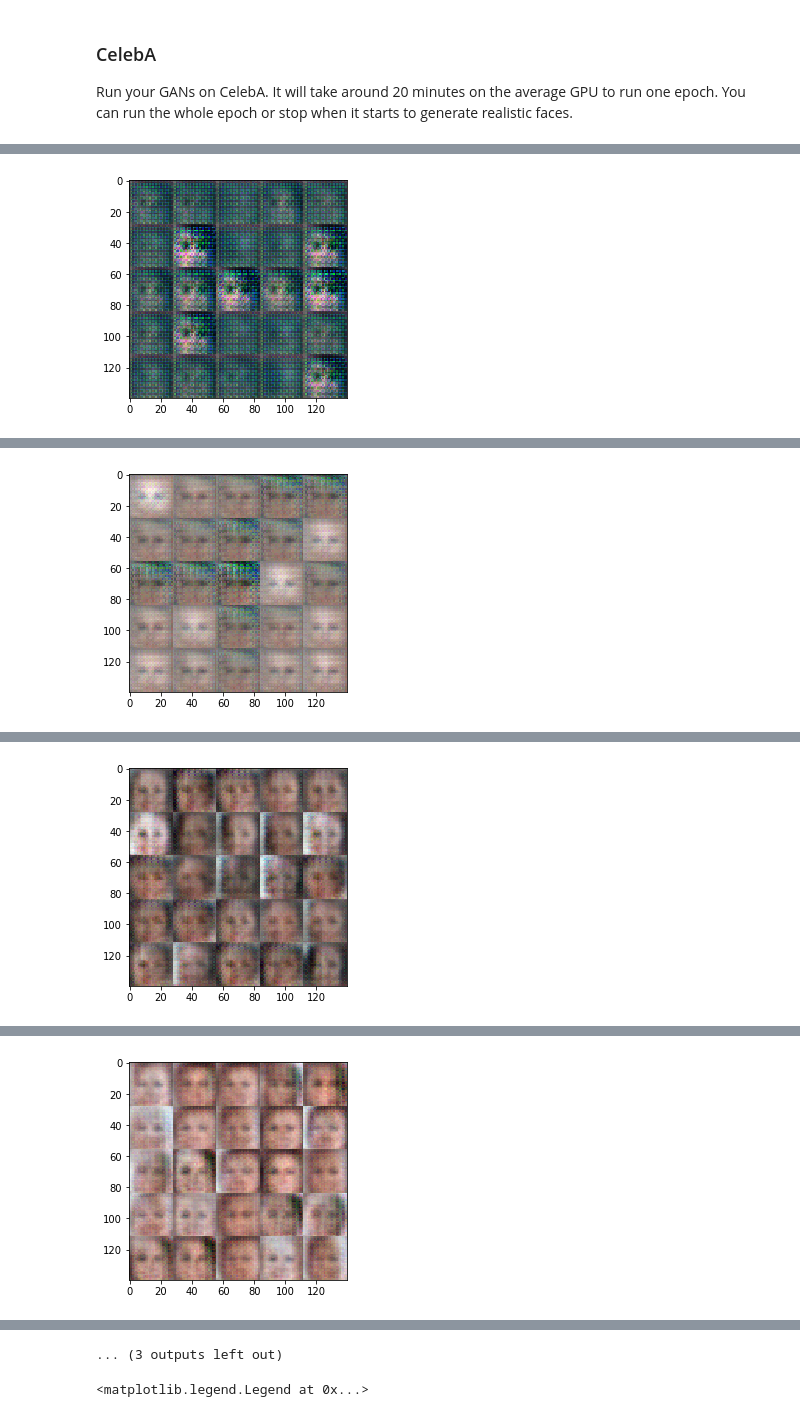
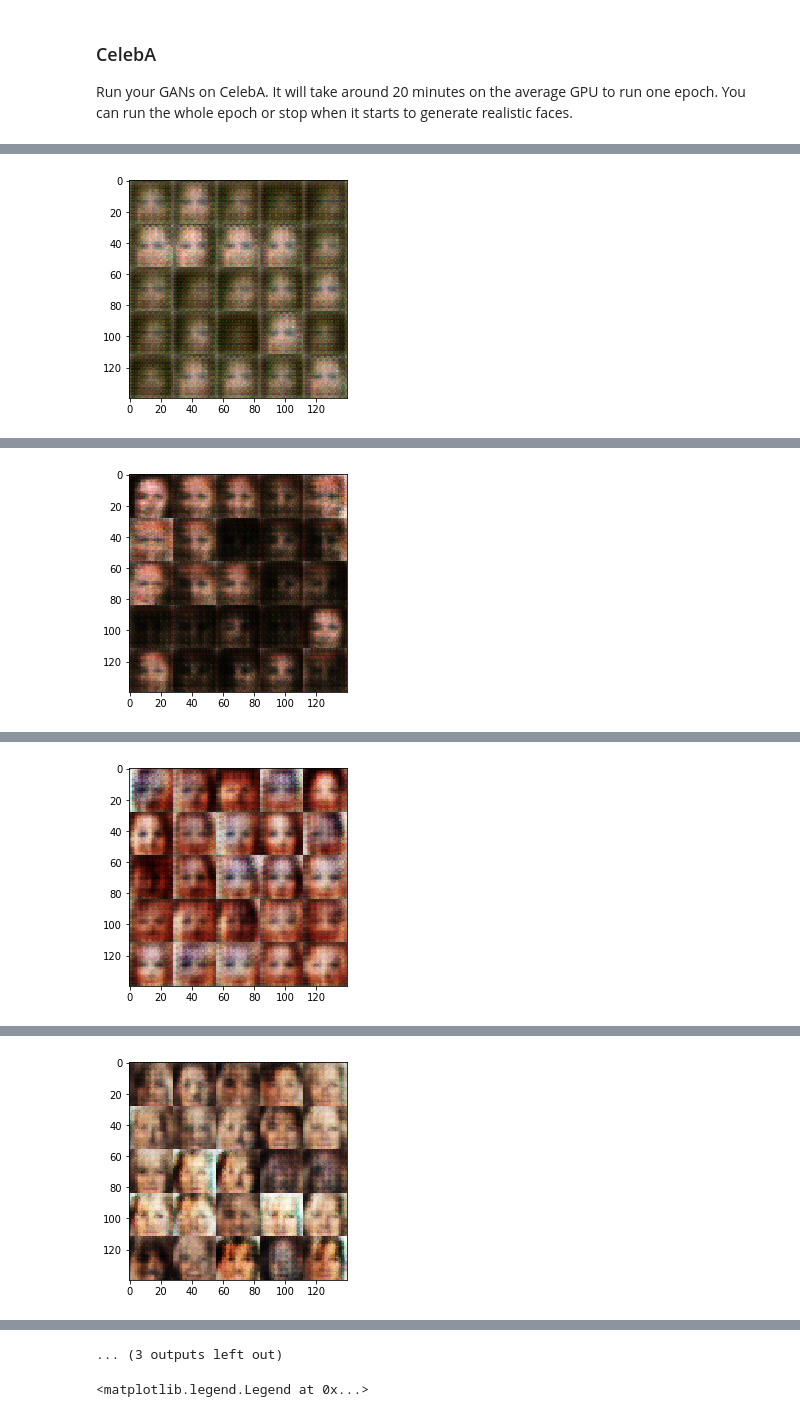
Before and after one commit to joytafty/nd101-jan-2017, a Jupyter notebook: face-generation-project-5-submission/dlnd_face_generation_flyodhub.ipynb, the cells around one changed output, grey strips where cells are left out. Cells and saved outputs as stored; diff of their text form; code cells hidden in the pictures.

Commit message:
wip with face images

```diff
--- a/face-generation-project-5-submission/dlnd_face_generation_flyodhub.ipynb
+++ b/face-generation-project-5-submission/dlnd_face_generation_flyodhub.ipynb
@@ -137,27 +137,28 @@ def discriminator(images, reuse=False, alpha=0.2):
     :return: Tuple of (tensor output of the discriminator, tensor logits of the discriminator)
     """
     # TODO: Implement Function
+    customer_kernel_initializer = tf.random_normal_initializer(mean = 0, stddev = 0.02)
     with tf.variable_scope('discriminator', reuse=reuse):
 
         # Input layer : images size = 28*28*3
-        x1 = tf.layers.conv2d(images, 64, 5, strides=2, padding='same')
+        x1 = tf.layers.conv2d(images, 64, 5, strides=2, padding='same', kernel_initializer = customer_kernel_initializer)
         relu1 = leaky_relu(x1, alpha=alpha) # leaky ReLU
         # now 14*14*64
 
         # Conv layer with batch norm:
-        x2 = tf.layers.conv2d(relu1, 128, 5, strides=2, padding='same')
+        x2 = tf.layers.conv2d(relu1, 128, 5, strides=2, padding='same', kernel_initializer = customer_kernel_initializer)
         bn2 = tf.layers.batch_normalization(x2, training=True)
         relu2 = leaky_relu(bn2, alpha=alpha)
         # now 7*7*128
 
         # Conv layer with batch norm
-        x3 = tf.layers.conv2d(relu2, 256, 5, strides=2, padding='same')
+        x3 = tf.layers.conv2d(relu2, 256, 5, strides=2, padding='same', kernel_initializer = customer_kernel_initializer)
         bn3 = tf.layers.batch_normalization(x3, training=True)
         relu3 = leaky_relu(bn3, alpha=alpha)
         # now 4*4*256
 
         # Conv layer with batch norm
-        flat = tf.reshape(relu3, (-1, 4*4*256))
+        flat = tf.contrib.layers.flatten(relu3)
         logits = tf.layers.dense(flat, 1)
         out = tf.sigmoid(logits)
 
@@ -359,6 +360,7 @@ def train(epoch_count, batch_size, z_dim, learning_rate, beta1, get_batches, dat
         for epoch_i in range(epoch_count):
             for batch_images in get_batches(batch_size):
                 steps += 1
+                batch_images *= 2
                 # TODO: Train Model
                 batch_z = np.random.uniform(-1, 1, size=(batch_size, z_dim))
 
@@ -509,7 +501,7 @@ Run your GANs on CelebA.  It will take around 20 minutes on the average GPU to r
 # %%
 batch_size = 256
 z_dim = 100
-learning_rate = 0.001
+learning_rate = 0.0005
 beta1 = 0.5
 
 
@@ -536 +528 @@ Epoch 2/1... Discriminator Loss: 0.4195... Generator Loss: 3.1566
-[figure, old version]
+[figure, new version]
@@ -547 +539 @@ Epoch 2/1... Discriminator Loss: 0.7522... Generator Loss: 1.3025
-[figure, old version]
+[figure, new version]
@@ -558 +550 @@ Epoch 2/1... Discriminator Loss: 1.2547... Generator Loss: 1.3865
-[figure, old version]
+[figure, new version]
@@ -569 +561 @@ Epoch 2/1... Discriminator Loss: 0.5781... Generator Loss: 2.2908
-[figure, old version]
+[figure, new version]
```
Also changed, not shown: parts of 4 cells of this notebook, 3 other files.
